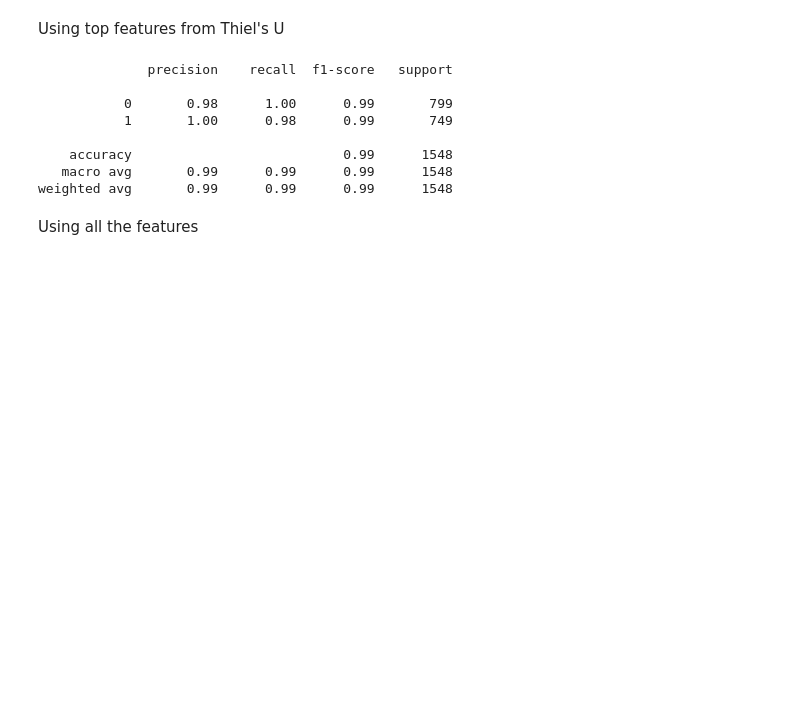
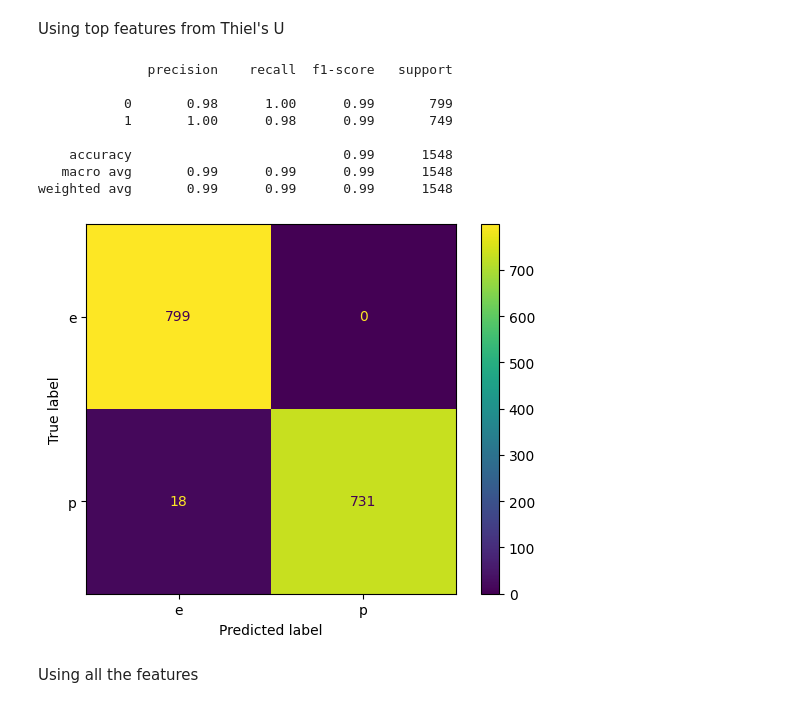
Before and after one commit to Nour184/mushroom-predictor, a Jupyter notebook: knn.ipynb, the cells around one changed output. Saved outputs shown, nothing was run; the diff lists cells and outputs as text; code cells hidden in the pictures; blank space fills up the shorter version.

```diff
--- a/knn.ipynb
+++ b/knn.ipynb
@@ -666,5 +679,17 @@ print(report)
     accuracy                           0.99      1548
    macro avg       0.99      0.99      0.99      1548
 weighted avg       0.99      0.99      0.99      1548
+# %%
+cm = confusion_matrix(y_test_top_enc, pred_knn)
+
+# Display
+disp = ConfusionMatrixDisplay(
+    confusion_matrix=cm,
+    display_labels=label_encoder.classes_
+)
+disp.plot()
+plt.show()
+# %% [output]
+[figure, added]
 # %% [markdown]
 Using all the features
```
Also changed, not shown: parts of 6 cells of this notebook.
